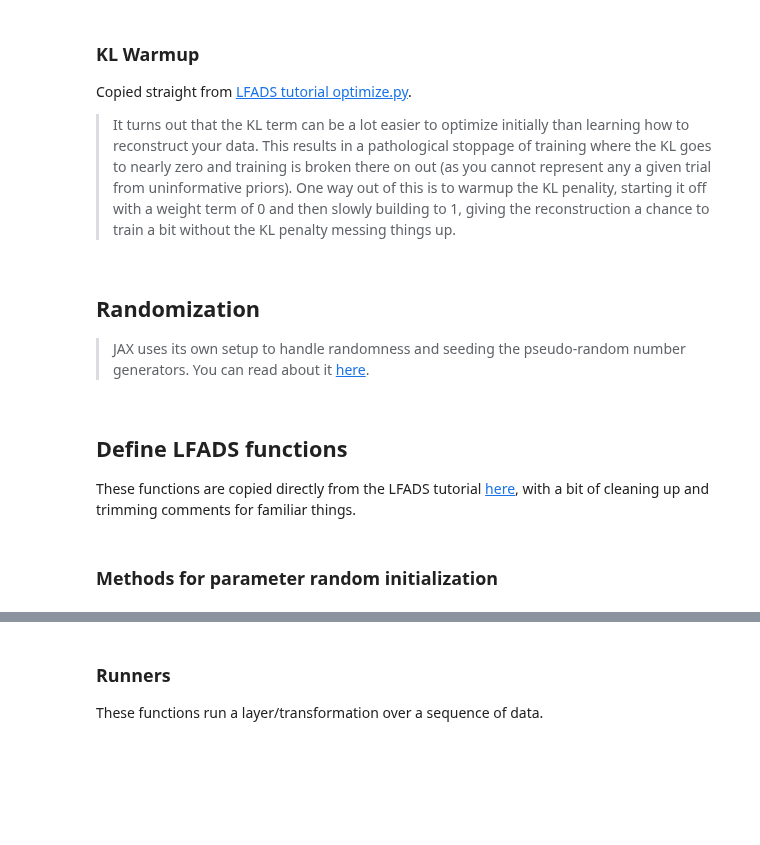
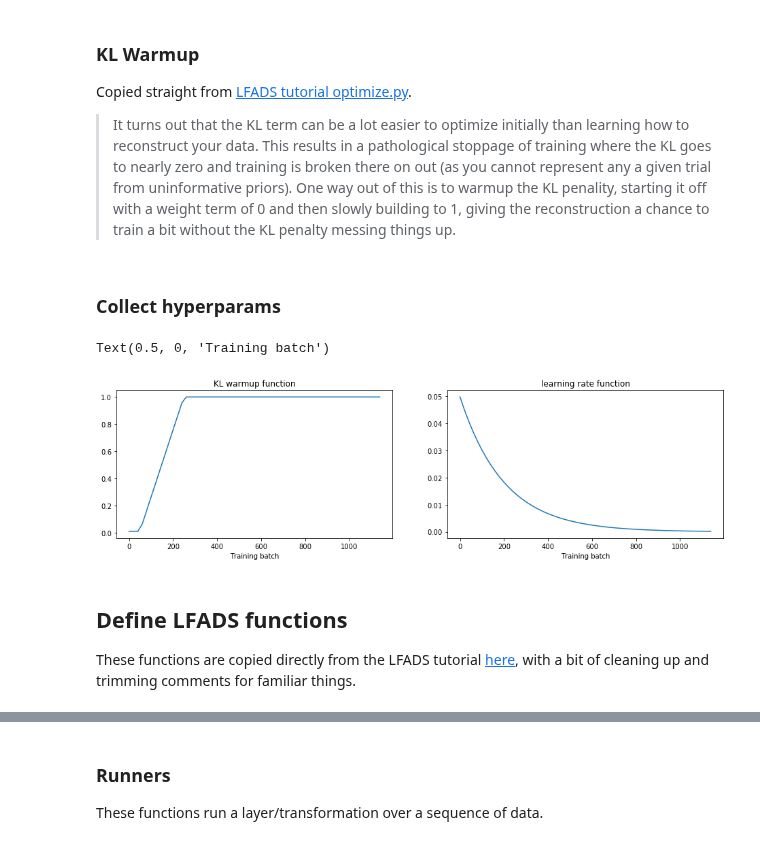
Before and after one commit to SachsLab/IntracranialNeurophysDL, a Jupyter notebook: notebooks/06_01_LFADS.ipynb, the cells around one changed output, grey strips where cells are left out. Cells and saved outputs as stored; diff of their text form; code cells hidden in the pictures; blank space fills up the shorter version.

Commit message:
LFADS runs, though I don't know about the results...

```diff
--- a/notebooks/06_01_LFADS.ipynb
+++ b/notebooks/06_01_LFADS.ipynb
@@ -268,35 +288,47 @@ uninformative priors). One way out of this is to warmup the KL penality, startin
 weight term of 0 and then slowly building to 1, giving the reconstruction a chance to train a bit
 without the KL penalty messing things up.
 # %%
-# The fact that the start and end values are required to be floats is something I need to fix.
-kl_warmup_start = 500.0 # batch number to start kl warmup, explicitly float
-kl_warmup_end = 1000.0  # batch number to be finished with kl warmup, explicitly float
+kl_warmup_start = 50.0 # batch number to start kl warmup, explicitly float
+kl_warmup_end = 250.0  # batch number to be finished with kl warmup, explicitly float
 kl_min = 0.01 # The minimum KL value, non-zero to make sure KL doesn't grow crazy before kicking in.
 kl_max = 1.0
-
-def get_kl_warmup_fun():
-    def kl_warmup(batch_idx):
-        progress_frac = ((batch_idx - kl_warmup_start) /
-                         (kl_warmup_end - kl_warmup_start))
-        kl_warmup = np.where(batch_idx < kl_warmup_start, kl_min,
-                             (kl_max - kl_min) * progress_frac + kl_min)
-        return np.where(batch_idx > kl_warmup_end, kl_max, kl_warmup)
-    return kl_warmup
+# %% [markdown]
+### Collect hyperparams
+# %%
+from indl.lfads.lfads import lfads_params
+lfads_hps = {'data_dim' : n_neurons, 'ntimesteps' : n_timesteps,
+             'enc_dim' : ENC_DIM, 'con_dim' : CON_DIM, 'var_min' : VAR_MIN,
+             'ic_prior_var' : ic_prior_var, 'ar_mean' : ar_mean,
+             'ar_autocorrelation_tau' : ar_autocorrelation_tau,
+             'ar_noise_variance' : ar_noise_variance,
+             'ii_dim' : II_DIM, 'gen_dim' : GEN_DIM,
+             'factors_dim' : FACTORS_DIM,
+             'l2reg' : L2_REG,
+             'batch_size' : BATCH_SIZE}
+
+lfads_opt_hps = {'num_batches' : num_batches, 'step_size' : step_size,
+                 'decay_steps' : decay_steps, 'decay_factor' : decay_factor,
+                 'kl_min' : kl_min, 'kl_max' : kl_max, 'kl_warmup_start' : kl_warmup_start,
+                 'kl_warmup_end' : kl_warmup_end, 'keep_rate' : keep_rate,
+                 'max_grad_norm' : max_grad_norm, 'print_every' : print_every,
+                 'adam_b1' : 0.9, 'adam_b2' : 0.999, 'adam_eps' : 1e-1}
+
+init_params = lfads_params(key, lfads_hps)
 # %%
 # Plot the warmup function and the learning rate decay function.
-plt.figure(figsize=(16,4))
-plt.subplot(121)
+plt.figure(figsize=(16,4), facecolor='white')
+plt.subplot(1, 2, 1)
 x = onp.arange(0, num_batches, print_every)
-kl_warmup_fun = get_kl_warmup_fun()
+kl_warmup_fun = get_kl_warmup_fun(lfads_opt_hps)
 plt.plot(x, [kl_warmup_fun(i) for i in onp.arange(1, num_batches, print_every)]);
 plt.title('KL warmup function')
 plt.xlabel('Training batch')
 
-plt.subplot(122)
+plt.subplot(1, 2, 2)
 decay_fun = optimizers.exponential_decay(step_size, decay_steps, decay_factor)
-plt.plot(x, [decay_fun(i) for i in range(1, num_batches, print_every)]);
+plt.plot(x, [decay_fun(i) for i in range(1, num_batches, print_every)])
 plt.title('learning rate function')
 plt.xlabel('Training batch')
+# %% [output]
+Text(0.5, 0, 'Training batch')
+[figure, added]
-# %% [markdown]
-## Randomization
-> JAX uses its own setup to handle randomness and seeding the pseudo-random number generators.  You can read about it [here](https://github.com/google/jax/blob/master/README.md#random-numbers-are-different).
@@ -319,5 +336,3 @@ def keygen(key, nkeys):
 ## Define LFADS functions
 These functions are copied directly from the LFADS tutorial [here](https://github.com/google-research/computation-thru-dynamics/blob/master/lfads_tutorial/lfads.py),
 with a bit of cleaning up and trimming comments for familiar things.
-# %% [markdown]
-### Methods for parameter random initialization
```
Also changed, not shown: parts of 17 cells of this notebook, 2 other files.
